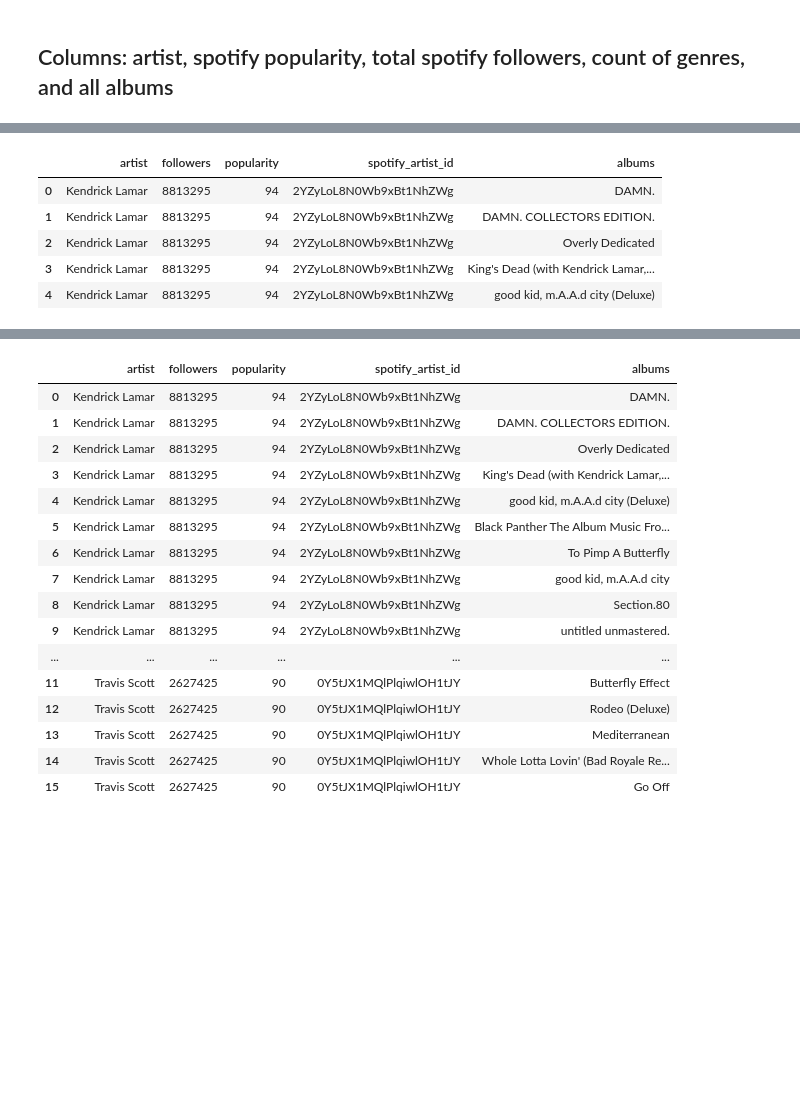
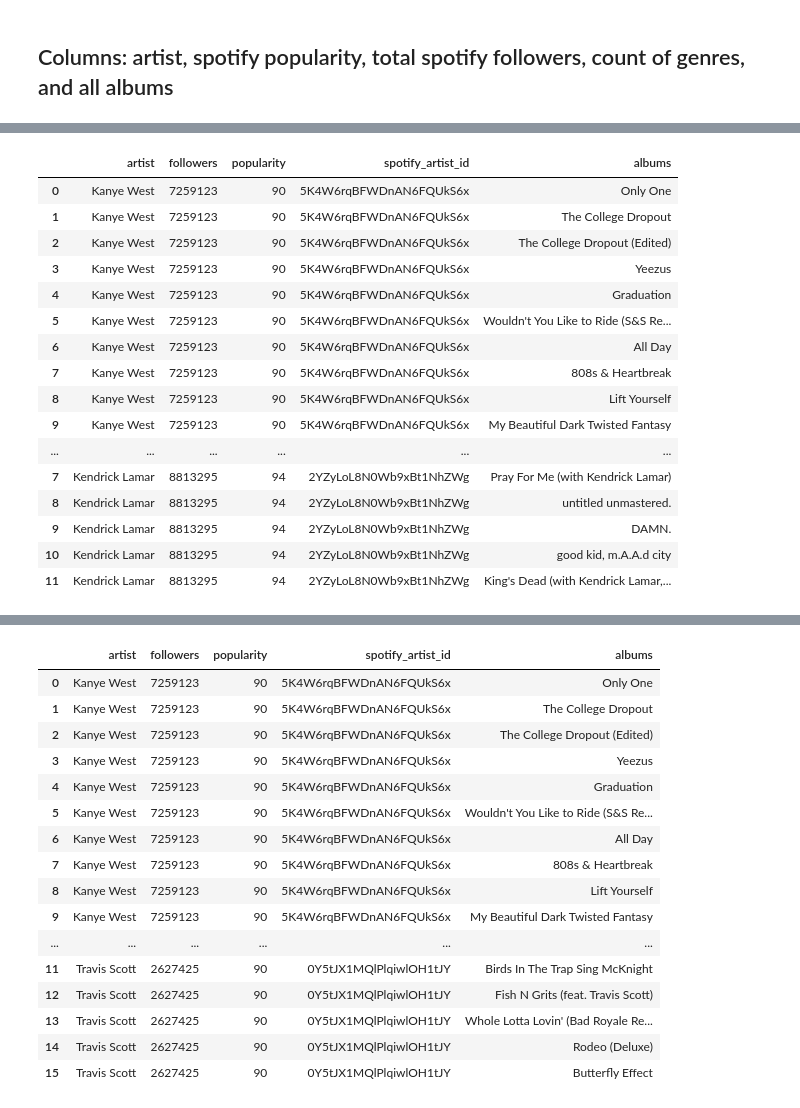
Before and after one commit to cyrus-rustomji/metis, a Jupyter notebook: spotify_3/Code/1_Data_Cleaning.ipynb, the cells around one changed output, grey strips where cells are left out. Cells and saved outputs as stored; diff of their text form; code cells hidden in the pictures; blank space fills up the shorter version.

```diff
--- a/spotify_3/Code/1_Data_Cleaning.ipynb
+++ b/spotify_3/Code/1_Data_Cleaning.ipynb
@@ -41,3 +41,10 @@ kanye
   "Wouldn't You Like to Ride (S&S Remixes)",
   'Ye vs. the People (starring TI as the People)',
   'Yeezus'}}
+# %%
+l_don = json_normalize(kanye,'albums','artist')
+ye = pd.DataFrame([kanye])
+ye = ye.drop(columns=['albums','genres'])
+ye = ye.merge(l_don,left_on='artist',right_on='artist',how='outer')
+ye = ye.rename(columns={0:'albums'})
+ye.head()
@@ -66,17 +80,29 @@ kendrick
 # %%
 kdot = json_normalize(kendrick,'albums','artist')
 lamar = pd.DataFrame([kendrick])
 lamar = lamar.drop(columns=['albums','genres'])
 lamar = lamar.merge(kdot,left_on='artist',right_on='artist',how='outer')
 lamar = lamar.rename(columns={0:'albums'})
-lamar.head()
+main1 = ye.append(lamar)
+main1
 # %% [output]
 |  | artist | followers | popularity | spotify_artist_id | albums |
-| 0 | Kendrick Lamar | 8813295 | 94 | 2YZyLoL8N0Wb9xBt1NhZWg | DAMN. |
-| 1 | Kendrick Lamar | 8813295 | 94 | 2YZyLoL8N0Wb9xBt1NhZWg | DAMN. COLLECTORS EDITION. |
-| 2 | Kendrick Lamar | 8813295 | 94 | 2YZyLoL8N0Wb9xBt1NhZWg | Overly Dedicated |
-| 3 | Kendrick Lamar | 8813295 | 94 | 2YZyLoL8N0Wb9xBt1NhZWg | King's Dead (with Kendrick Lamar,... |
-| 4 | Kendrick Lamar | 8813295 | 94 | 2YZyLoL8N0Wb9xBt1NhZWg | good kid, m.A.A.d city (Deluxe) |
+| 0 | Kanye West | 7259123 | 90 | 5K4W6rqBFWDnAN6FQUkS6x | Only One |
+| 1 | Kanye West | 7259123 | 90 | 5K4W6rqBFWDnAN6FQUkS6x | The College Dropout |
+| 2 | Kanye West | 7259123 | 90 | 5K4W6rqBFWDnAN6FQUkS6x | The College Dropout (Edited) |
+| 3 | Kanye West | 7259123 | 90 | 5K4W6rqBFWDnAN6FQUkS6x | Yeezus |
+| 4 | Kanye West | 7259123 | 90 | 5K4W6rqBFWDnAN6FQUkS6x | Graduation |
+| 5 | Kanye West | 7259123 | 90 | 5K4W6rqBFWDnAN6FQUkS6x | Wouldn't You Like to Ride (S&S Re... |
+| 6 | Kanye West | 7259123 | 90 | 5K4W6rqBFWDnAN6FQUkS6x | All Day |
+| 7 | Kanye West | 7259123 | 90 | 5K4W6rqBFWDnAN6FQUkS6x | 808s & Heartbreak |
+| 8 | Kanye West | 7259123 | 90 | 5K4W6rqBFWDnAN6FQUkS6x | Lift Yourself |
+| 9 | Kanye West | 7259123 | 90 | 5K4W6rqBFWDnAN6FQUkS6x | My Beautiful Dark Twisted Fantasy |
+| ... | ... | ... | ... | ... | ... |
+| 7 | Kendrick Lamar | 8813295 | 94 | 2YZyLoL8N0Wb9xBt1NhZWg | Pray For Me (with Kendrick Lamar) |
+| 8 | Kendrick Lamar | 8813295 | 94 | 2YZyLoL8N0Wb9xBt1NhZWg | untitled unmastered. |
+| 9 | Kendrick Lamar | 8813295 | 94 | 2YZyLoL8N0Wb9xBt1NhZWg | DAMN. |
+| 10 | Kendrick Lamar | 8813295 | 94 | 2YZyLoL8N0Wb9xBt1NhZWg | good kid, m.A.A.d city |
+| 11 | Kendrick Lamar | 8813295 | 94 | 2YZyLoL8N0Wb9xBt1NhZWg | King's Dead (with Kendrick Lamar,... |
 # %%
 with open('travis.pkl', 'rb') as handle:
     travis = pickle.load(handle)
@@ -105,26 +131,26 @@ scott = pd.DataFrame([travis])
 scott = scott.drop(columns=['albums','genres'])
 scott = scott.merge(trav,left_on='artist',right_on='artist',how='outer')
 scott = scott.rename(columns={0:'albums'})
-main = lamar.append(scott)
+main = main1.append(scott)
 main
 # %% [output]
 |  | artist | followers | popularity | spotify_artist_id | albums |
-| 0 | Kendrick Lamar | 8813295 | 94 | 2YZyLoL8N0Wb9xBt1NhZWg | DAMN. |
-| 1 | Kendrick Lamar | 8813295 | 94 | 2YZyLoL8N0Wb9xBt1NhZWg | DAMN. COLLECTORS EDITION. |
-| 2 | Kendrick Lamar | 8813295 | 94 | 2YZyLoL8N0Wb9xBt1NhZWg | Overly Dedicated |
-| 3 | Kendrick Lamar | 8813295 | 94 | 2YZyLoL8N0Wb9xBt1NhZWg | King's Dead (with Kendrick Lamar,... |
-| 4 | Kendrick Lamar | 8813295 | 94 | 2YZyLoL8N0Wb9xBt1NhZWg | good kid, m.A.A.d city (Deluxe) |
-| 5 | Kendrick Lamar | 8813295 | 94 | 2YZyLoL8N0Wb9xBt1NhZWg | Black Panther The Album Music Fro... |
-| 6 | Kendrick Lamar | 8813295 | 94 | 2YZyLoL8N0Wb9xBt1NhZWg | To Pimp A Butterfly |
-| 7 | Kendrick Lamar | 8813295 | 94 | 2YZyLoL8N0Wb9xBt1NhZWg | good kid, m.A.A.d city |
-| 8 | Kendrick Lamar | 8813295 | 94 | 2YZyLoL8N0Wb9xBt1NhZWg | Section.80 |
-| 9 | Kendrick Lamar | 8813295 | 94 | 2YZyLoL8N0Wb9xBt1NhZWg | untitled unmastered. |
+| 0 | Kanye West | 7259123 | 90 | 5K4W6rqBFWDnAN6FQUkS6x | Only One |
+| 1 | Kanye West | 7259123 | 90 | 5K4W6rqBFWDnAN6FQUkS6x | The College Dropout |
+| 2 | Kanye West | 7259123 | 90 | 5K4W6rqBFWDnAN6FQUkS6x | The College Dropout (Edited) |
+| 3 | Kanye West | 7259123 | 90 | 5K4W6rqBFWDnAN6FQUkS6x | Yeezus |
+| 4 | Kanye West | 7259123 | 90 | 5K4W6rqBFWDnAN6FQUkS6x | Graduation |
+| 5 | Kanye West | 7259123 | 90 | 5K4W6rqBFWDnAN6FQUkS6x | Wouldn't You Like to Ride (S&S Re... |
+| 6 | Kanye West | 7259123 | 90 | 5K4W6rqBFWDnAN6FQUkS6x | All Day |
+| 7 | Kanye West | 7259123 | 90 | 5K4W6rqBFWDnAN6FQUkS6x | 808s & Heartbreak |
+| 8 | Kanye West | 7259123 | 90 | 5K4W6rqBFWDnAN6FQUkS6x | Lift Yourself |
+| 9 | Kanye West | 7259123 | 90 | 5K4W6rqBFWDnAN6FQUkS6x | My Beautiful Dark Twisted Fantasy |
 | ... | ... | ... | ... | ... | ... |
-| 11 | Travis Scott | 2627425 | 90 | 0Y5tJX1MQlPlqiwlOH1tJY | Butterfly Effect |
-| 12 | Travis Scott | 2627425 | 90 | 0Y5tJX1MQlPlqiwlOH1tJY | Rodeo (Deluxe) |
-| 13 | Travis Scott | 2627425 | 90 | 0Y5tJX1MQlPlqiwlOH1tJY | Mediterranean |
-| 14 | Travis Scott | 2627425 | 90 | 0Y5tJX1MQlPlqiwlOH1tJY | Whole Lotta Lovin' (Bad Royale Re... |
-| 15 | Travis Scott | 2627425 | 90 | 0Y5tJX1MQlPlqiwlOH1tJY | Go Off |
+| 11 | Travis Scott | 2627425 | 90 | 0Y5tJX1MQlPlqiwlOH1tJY | Birds In The Trap Sing McKnight |
+| 12 | Travis Scott | 2627425 | 90 | 0Y5tJX1MQlPlqiwlOH1tJY | Fish N Grits (feat. Travis Scott) |
+| 13 | Travis Scott | 2627425 | 90 | 0Y5tJX1MQlPlqiwlOH1tJY | Whole Lotta Lovin' (Bad Royale Re... |
+| 14 | Travis Scott | 2627425 | 90 | 0Y5tJX1MQlPlqiwlOH1tJY | Rodeo (Deluxe) |
+| 15 | Travis Scott | 2627425 | 90 | 0Y5tJX1MQlPlqiwlOH1tJY | Butterfly Effect |
 # %%
 with open('migos.pkl', 'rb') as handle:
     migos = pickle.load(handle)
```
Also changed, not shown: parts of 60 cells of this notebook, 13 other files.
